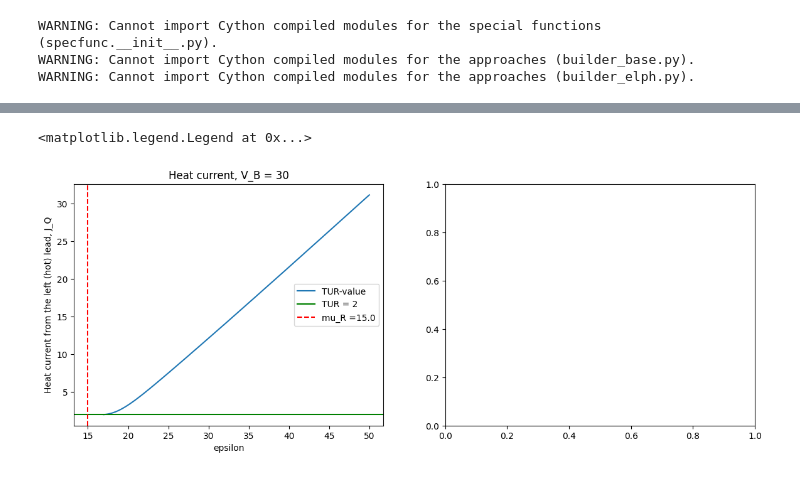
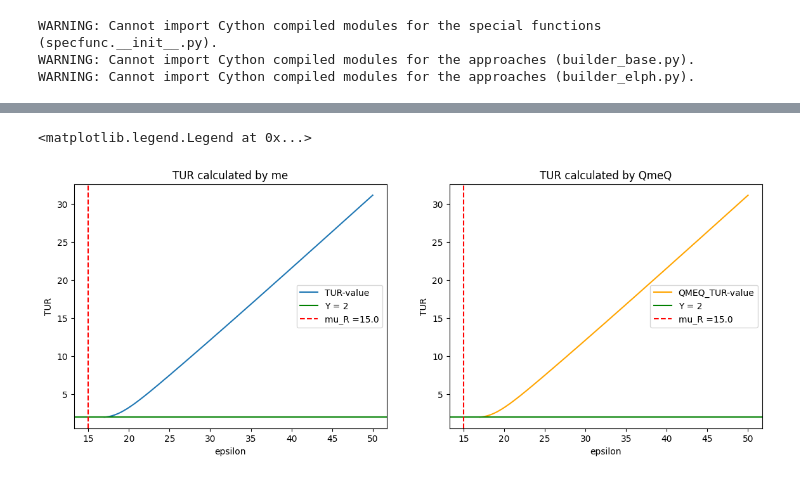
Before and after one commit to myIntSet/thermoelectrics, a Jupyter notebook: qmeq_fluctuationsSQD With plots.ipynb, the cells around one changed output, grey strips where cells are left out. Saved outputs shown, nothing was run; the diff lists cells and outputs as text; code cells hidden in the pictures.

```diff
--- a/qmeq_fluctuationsSQD With plots.ipynb
+++ b/qmeq_fluctuationsSQD With plots.ipynb
@@ -101,2 +67,15 @@ MY:Counting currents and noise at the left lead (Pauli): 0.02141517113707885
+# %%
+I_qmeq = np.zeros(epsilon.shape)
+I_var_qmeq = np.zeros(epsilon.shape)
+
+system = qmeq.Builder(nsingle=n, nleads=nleads,
+                        mulst=mulst, tlst=tlst, tleads=tleads, dband=1e4, countingleads=[0], kerntype='pyPauli')
+
+for idx, e in enumerate(epsilon):
+    system.change(hsingle={(0,0):e})
+    system.solve()
+
+    I_qmeq[idx] = system.current_noise[0]
+    I_var_qmeq[idx] = system.current_noise[1]
 # %%
 # With epsilon grid
@@ -209,11 +143,15 @@ plt.show()
 #Heat current and efficiency
 
 J_QH = calculate_heat_current(I, epsilon, mu_L)
+J_QH_qmeq = calculate_heat_current(I_qmeq, epsilon, mu_L)
 P = I*V_B
+P_qmeq = I_qmeq*V_B
 efficiency = P/J_QH
+eff_qmeq = P_qmeq/J_QH_qmeq
 
 fig, (ax1, ax2) = plt.subplots(1, 2, figsize=(14, 5))
-ax1.plot(epsilon, J_QH)
+ax1.plot(epsilon, J_QH, label='my J_QH')
+ax1.plot(epsilon, J_QH_qmeq, label='qmeq J_QH')
 ax1.set_xlabel('epsilon')
 ax1.set_ylabel('Heat current from the left (hot) lead, J_Q')
 ax1.set_title(f'Heat current, V_B = {V_B}')
@@ -224,8 +162,11 @@ ax1.legend()
 
 idx = np.argmin(np.abs(epsilon - mu_R))
 ax2.plot(epsilon[idx:], 0.05*efficiency[idx:], label='efficiency*0.05')
+ax2.plot(epsilon[idx:], 0.05*eff_qmeq[idx:], label='QMEQ_efficiency*0.05')
 ax2.plot(epsilon[idx:], 0.05*P[idx:], label='Power*0.05')
+ax2.plot(epsilon[idx:], 0.05*P_qmeq[idx:], label='QMEQ_Power*0.05')
 ax2.plot(epsilon[idx:], I_var[idx:], label='<<I^2>>')
+ax2.plot(epsilon[idx:], I_var_qmeq[idx:], label='<<I^2>>(QmeQ)')
 ax2.set_xlabel('epsilon')
 ax2.set_ylabel('Schematic plot')
 ax2.set_title('Efficiency, Power and noise, ~ heat engine regime')
@@ -237,23 +178,33 @@ ax2.legend()
 # %%
 #TUR
 
 #Left lead = hot
 #Right lead = cold
 
 eff_carnot = 1-T_R/T_L
 ent_prod = P*(1/T_R)*(eff_carnot-efficiency)/efficiency
+ent_prod_qmeq = P_qmeq*(1/T_R)*(eff_carnot-eff_qmeq)/eff_qmeq
 TUR = I_var*ent_prod/(I**2)
+TUR_qmeq = I_var_qmeq*ent_prod_qmeq/(I_qmeq**2)
 
 #Value 17 hand tuned
 idx = np.argmin(np.abs(epsilon - 17))
 fig, (ax1, ax2) = plt.subplots(1, 2, figsize=(14, 5))
 ax1.plot(epsilon[idx:], TUR[idx:], label='TUR-value')
 ax1.set_xlabel('epsilon')
-ax1.set_ylabel('Heat current from the left (hot) lead, J_Q')
-ax1.set_title(f'Heat current, V_B = {V_B}')
-ax1.axhline(y=2, color='g', linestyle='-', label= 'TUR = 2')
+ax1.set_ylabel('TUR')
+ax1.set_title(f'TUR calculated by me')
+ax1.axhline(y=2, color='g', linestyle='-', label= 'Y = 2')
 ax1.axvline(x=mu_R, color='r', linestyle='--', label=f'mu_R ={mu_R}')
 ax1.legend()
+
+ax2.plot(epsilon[idx:], TUR_qmeq[idx:], color='orange', label='QMEQ_TUR-value')
+ax2.set_xlabel('epsilon')
+ax2.set_ylabel('TUR')
+ax2.set_title(f'TUR calculated by QmeQ')
+ax2.axhline(y=2, color='g', linestyle='-', label= 'Y = 2')
+ax2.axvline(x=mu_R, color='r', linestyle='--', label=f'mu_R ={mu_R}')
+ax2.legend()
 # %% [output]
 <matplotlib.legend.Legend at 0x...>
-[figure, old version]
+[figure, new version]
```
Also changed, not shown: parts of 8 cells of this notebook, 1 other file.
